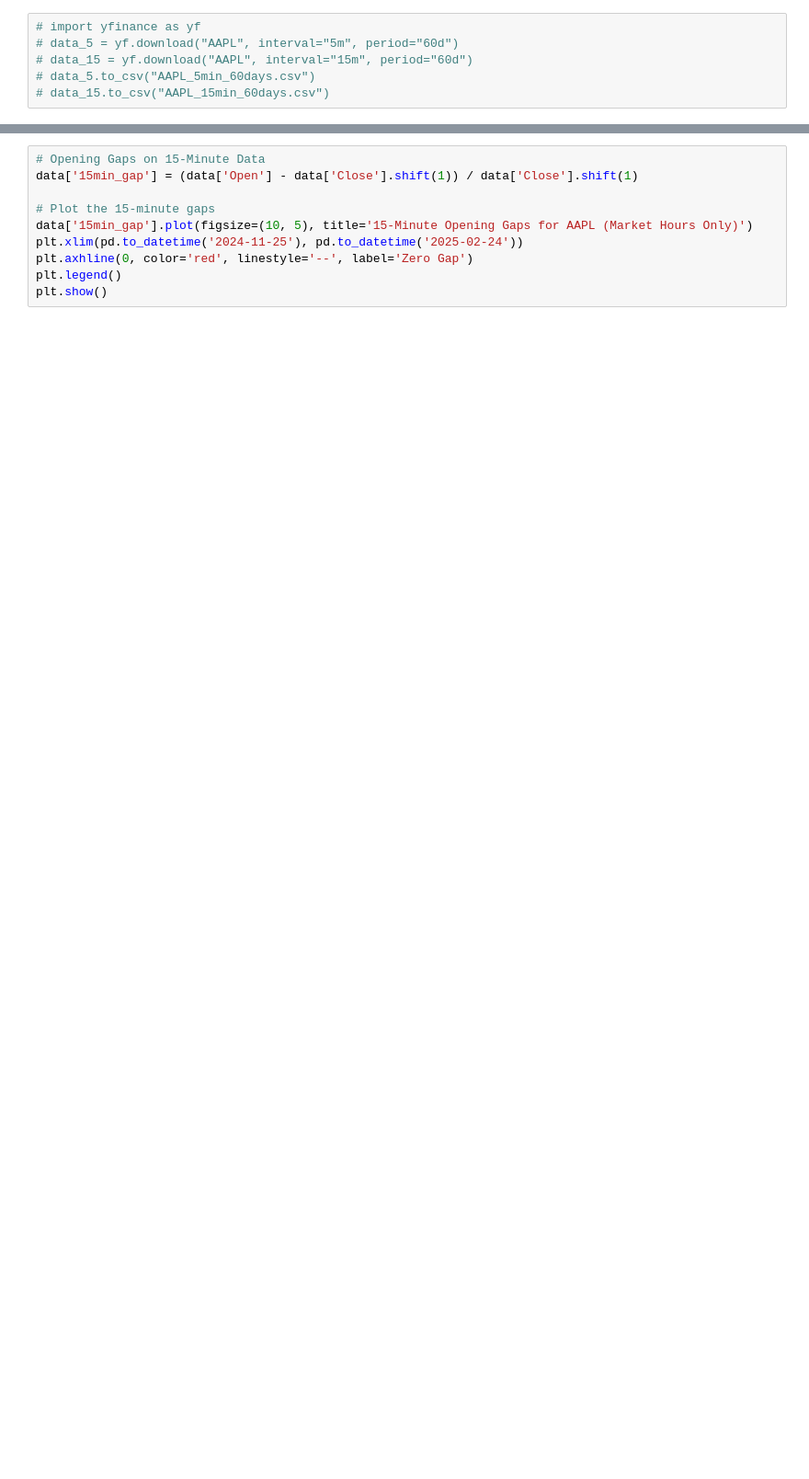
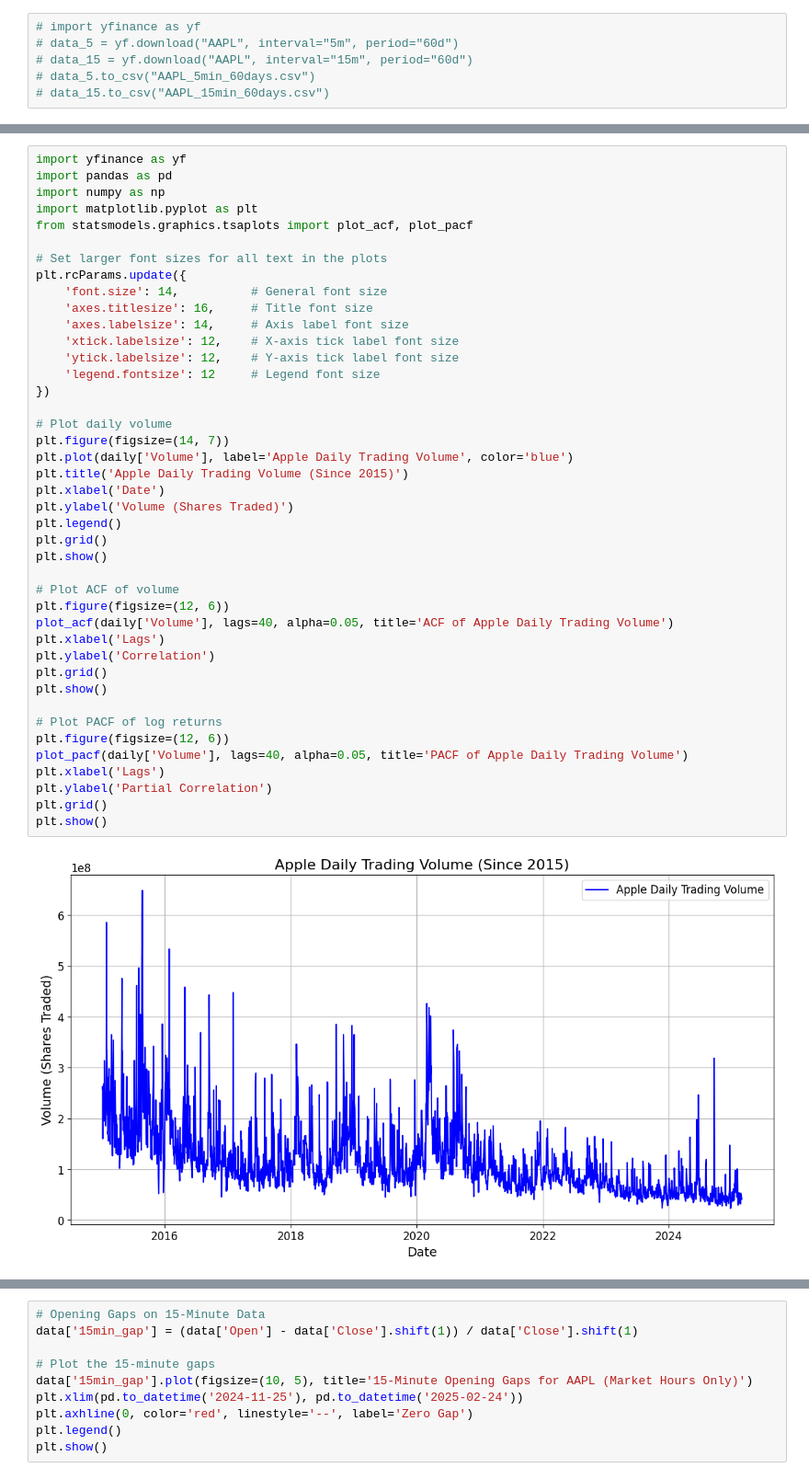
Before and after one commit to luwenkai1997/ts-stock-price-prediction, a Jupyter notebook: EDA-wenkai.ipynb, the cells around one changed output, grey strips where cells are left out. Shown at 92% size. Drawn from its saved outputs; the diff is of its cells as text; blank space fills up the shorter version.

```diff
--- a/EDA-wenkai.ipynb
+++ b/EDA-wenkai.ipynb
@@ -46,0 +82,44 @@ plt.show()
+# %%
+import yfinance as yf
+import pandas as pd
+import numpy as np
+import matplotlib.pyplot as plt
+from statsmodels.graphics.tsaplots import plot_acf, plot_pacf
+
+# Set larger font sizes for all text in the plots
+plt.rcParams.update({
+    'font.size': 14,          # General font size
+    'axes.titlesize': 16,     # Title font size
+    'axes.labelsize': 14,     # Axis label font size
+    'xtick.labelsize': 12,    # X-axis tick label font size
+    'ytick.labelsize': 12,    # Y-axis tick label font size
+    'legend.fontsize': 12     # Legend font size
+})
+
+# Plot daily volume
+plt.figure(figsize=(14, 7))
+plt.plot(daily['Volume'], label='Apple Daily Trading Volume', color='blue')
+plt.title('Apple Daily Trading Volume (Since 2015)')
+plt.xlabel('Date')
+plt.ylabel('Volume (Shares Traded)')
+plt.legend()
+plt.grid()
+plt.show()
+
+# Plot ACF of volume
+plt.figure(figsize=(12, 6))
+plot_acf(daily['Volume'], lags=40, alpha=0.05, title='ACF of Apple Daily Trading Volume')
+plt.xlabel('Lags')
+plt.ylabel('Correlation')
+plt.grid()
+plt.show()
+
+# Plot PACF of log returns
+plt.figure(figsize=(12, 6))
+plot_pacf(daily['Volume'], lags=40, alpha=0.05, title='PACF of Apple Daily Trading Volume')
+plt.xlabel('Lags')
+plt.ylabel('Partial Correlation')
+plt.grid()
+plt.show()
+# %% [output]
+[figure, added]
```
Also changed, not shown: parts of 37 cells of this notebook, 1 other file.
